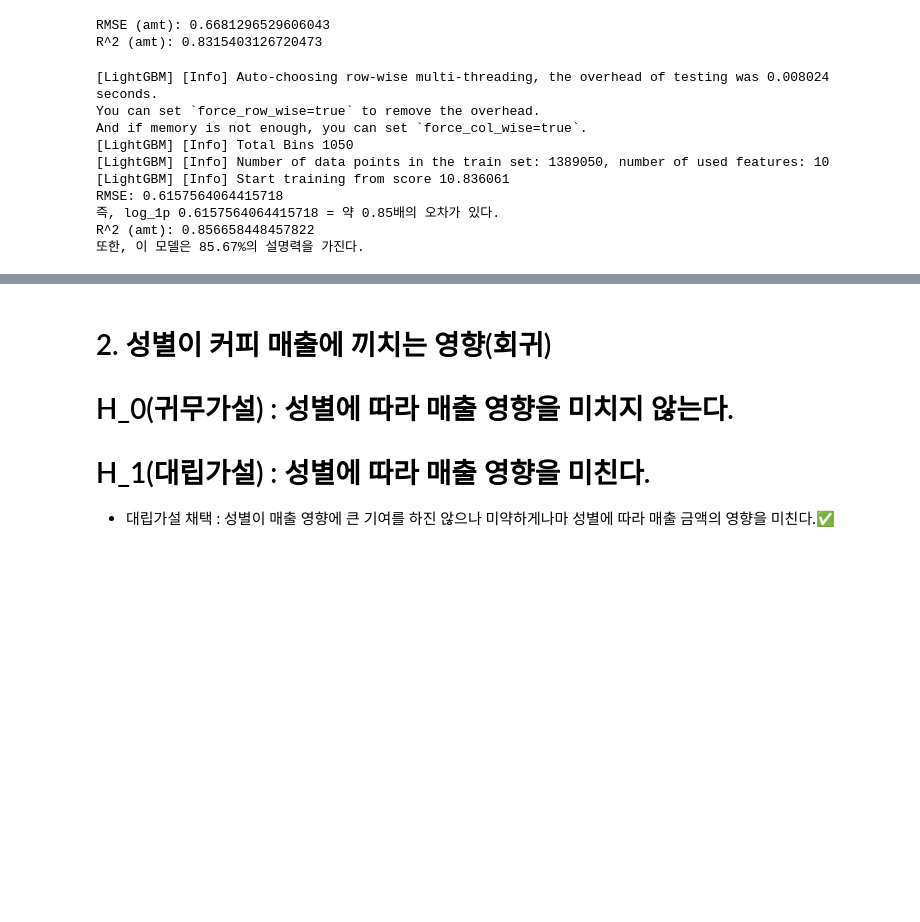
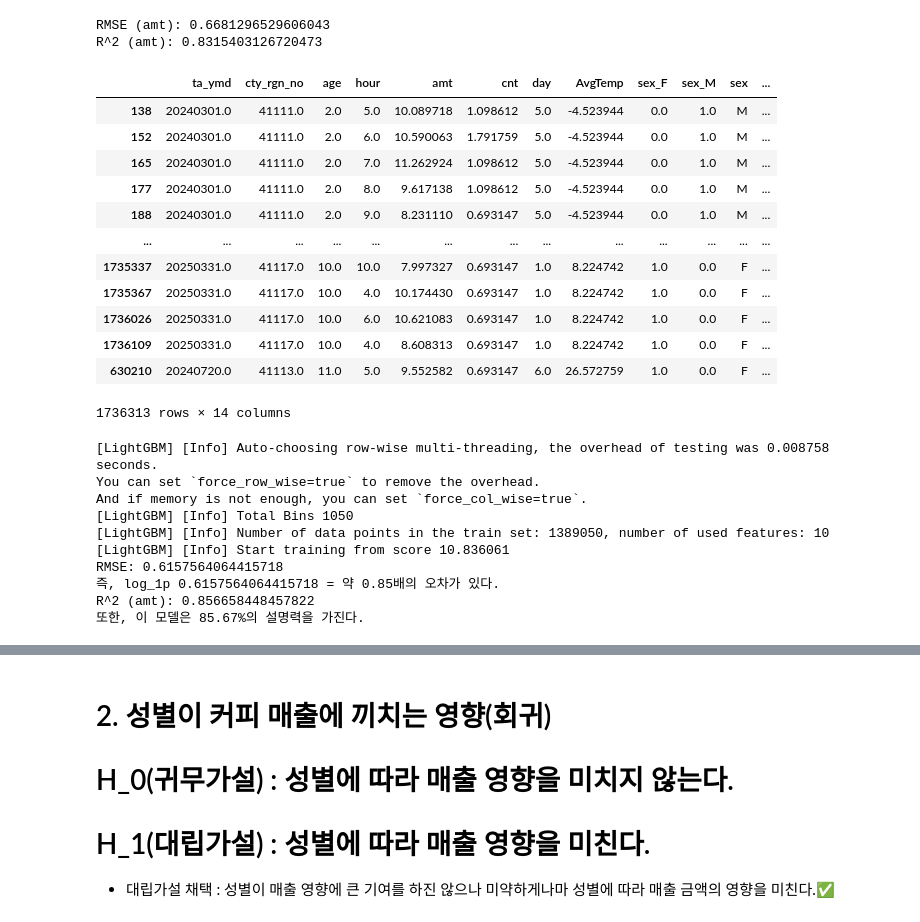
Before and after one commit to ESTCAMP-Team5/first_project, a Jupyter notebook: credit_card_usage_modeling/workspace/EDA/minseok/data/card2.ipynb, the cells around one changed output, grey strips where cells are left out. Drawn from its saved outputs; the diff is of its cells as text; code cells hidden in the pictures; blank space fills up the shorter version.

```diff
--- a/credit_card_usage_modeling/workspace/EDA/minseok/data/card2.ipynb
+++ b/credit_card_usage_modeling/workspace/EDA/minseok/data/card2.ipynb
@@ -202,0 +274,16 @@ R^2 (amt): 0.8315403126720473
+# %%
+df
+# %% [output]
+|  | ta_ymd | cty_rgn_no | age | hour | amt | cnt | day | AvgTemp | sex_F | sex_M | sex | ... |
+| 138 | 20240301.0 | 41111.0 | 2.0 | 5.0 | 10.089718 | 1.098612 | 5.0 | -4.523944 | 0.0 | 1.0 | M | ... |
+| 152 | 20240301.0 | 41111.0 | 2.0 | 6.0 | 10.590063 | 1.791759 | 5.0 | -4.523944 | 0.0 | 1.0 | M | ... |
+| 165 | 20240301.0 | 41111.0 | 2.0 | 7.0 | 11.262924 | 1.098612 | 5.0 | -4.523944 | 0.0 | 1.0 | M | ... |
+| 177 | 20240301.0 | 41111.0 | 2.0 | 8.0 | 9.617138 | 1.098612 | 5.0 | -4.523944 | 0.0 | 1.0 | M | ... |
+| 188 | 20240301.0 | 41111.0 | 2.0 | 9.0 | 8.231110 | 0.693147 | 5.0 | -4.523944 | 0.0 | 1.0 | M | ... |
+| ... | ... | ... | ... | ... | ... | ... | ... | ... | ... | ... | ... | ... |
+| 1735337 | 20250331.0 | 41117.0 | 10.0 | 10.0 | 7.997327 | 0.693147 | 1.0 | 8.224742 | 1.0 | 0.0 | F | ... |
+| 1735367 | 20250331.0 | 41117.0 | 10.0 | 4.0 | 10.174430 | 0.693147 | 1.0 | 8.224742 | 1.0 | 0.0 | F | ... |
+| 1736026 | 20250331.0 | 41117.0 | 10.0 | 6.0 | 10.621083 | 0.693147 | 1.0 | 8.224742 | 1.0 | 0.0 | F | ... |
+| 1736109 | 20250331.0 | 41117.0 | 10.0 | 4.0 | 8.608313 | 0.693147 | 1.0 | 8.224742 | 1.0 | 0.0 | F | ... |
+| 630210 | 20240720.0 | 41113.0 | 11.0 | 5.0 | 9.552582 | 0.693147 | 6.0 | 26.572759 | 1.0 | 0.0 | F | ... |
+1736313 rows × 14 columns
@@ -203,28 +298,4 @@ R^2 (amt): 0.8315403126720473
 # %%
-#피처 엔지니어링 실행
-# 일단 날짜를 datetime으로 변환
-df['ta_ymd'] = pd.to_datetime(df['ta_ymd'])
-
-# 고객 기준 최근 7일 누적 소비 금액
-df = df_encoded.sort_values(by=['sex_F','sex_M', 'age', 'ta_ymd'])  # 고객 proxy: sex + age
-df['past_7day_amt'] = df.groupby(['sex_F','sex_M', 'age'])['amt'].transform(lambda x: x.rolling(window=7, min_periods=1).sum())
-
-# 고객 기준 최근 30일 누적 구매 횟수
-df['past_30day_cnt'] = df.groupby(['sex_F','sex_M', 'age'])['cnt'].transform(lambda x: x.rolling(window=30, min_periods=1).sum())
-
-# 고객의 평균 방문당 지출 금액
-df['mean_amt_per_visit'] = df['amt'] / (df['cnt'] + 1e-5)  # 분모 0 방지
-
-# # 결측치 처리 (필요시)
-# df.fillna(0, inplace=True)
-
-# 피처 선택
-features_amt = ['sex_F','sex_M', 'age', 'hour', 'day',
-            'past_7day_amt', 'past_30day_cnt', 'mean_amt_per_visit', 'AvgTemp', 'cty_rgn_no']
-X = df[features_amt]
-y_amt = df['amt']
-#모델링(다양한 수치형 변수들을 바탕으로 구매횟수를를 예측하는 분류 모델)
-X_amt_train, X_amt_test, y_amt_train, y_amt_test = train_test_split(X, y_amt, test_size=0.2, random_state=42)
 model = LGBMRegressor()
 model.fit(X_amt_train, y_amt_train)
 y_pred_amt = model.predict(X_amt_test)
@@ -235,7 +306,7 @@ print("즉, log_1p {} = 약 {:.2f}배의 오차가 있다.".format(y_amt_rmse,np
 print("R^2 (amt):", y_amt_r2_score)
 print("또한, 이 모델은 {:.2f}%의 설명력을 가진다.".format(y_amt_r2_score * 100))
 # %% [output]
-[LightGBM] [Info] Auto-choosing row-wise multi-threading, the overhead of testing was 0.008024 seconds.
+[LightGBM] [Info] Auto-choosing row-wise multi-threading, the overhead of testing was 0.008758 seconds.
 You can set `force_row_wise=true` to remove the overhead.
 And if memory is not enough, you can set `force_col_wise=true`.
 [LightGBM] [Info] Total Bins 1050
```
Also changed, not shown: parts of 57 cells of this notebook.
